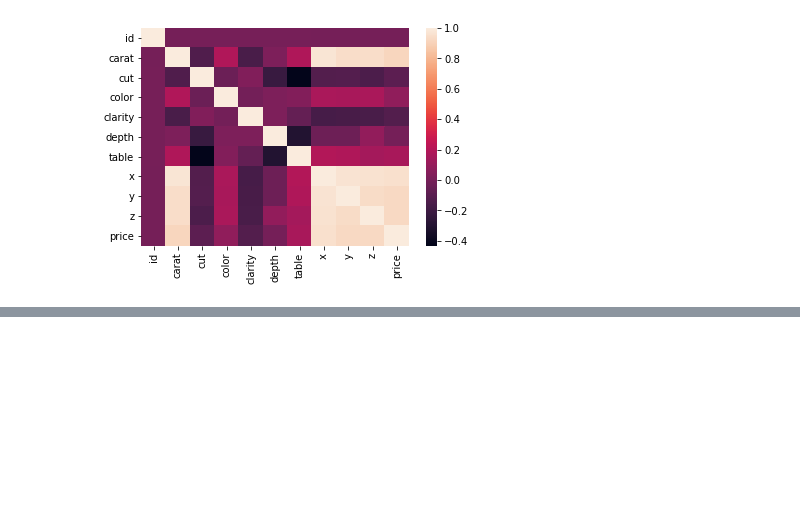
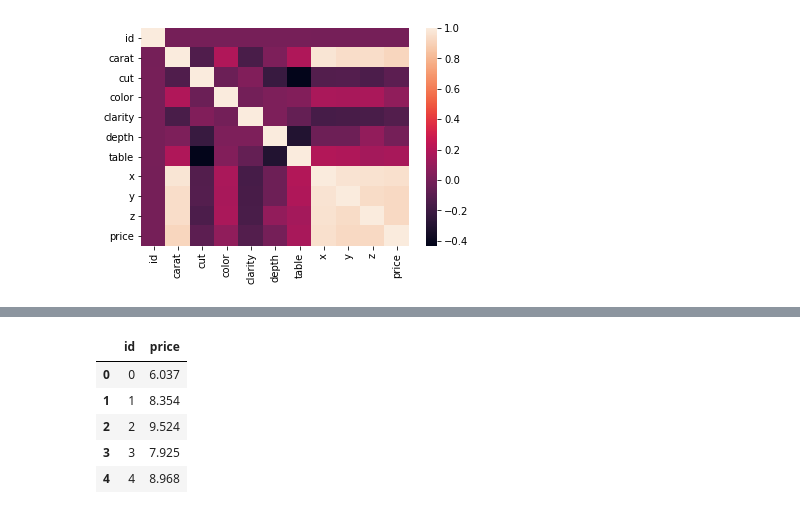
Before and after one commit to Jorge-Solana/Machine-Learning-for-Diamonds, a Jupyter notebook: Data Set Cleaning.ipynb, the cells around one changed output, grey strips where cells are left out. Drawn from its saved outputs; the diff is of its cells as text; code cells hidden in the pictures; blank space fills up the shorter version.

```diff
--- a/Data Set Cleaning.ipynb
+++ b/Data Set Cleaning.ipynb
@@ -260,0 +298,11 @@ RMSE
+# %%
+d_up = d_test.drop(['carat', 'cut', 'color', 'clarity', 'depth', 'table', 'x', 'y', 'z', 'price_prediction'], axis = 1)
+# %%
+d_up.head()
+# %% [output]
+|  | id | price |
+| 0 | 0 | 6.037 |
+| 1 | 1 | 8.354 |
+| 2 | 2 | 9.524 |
+| 3 | 3 | 7.925 |
+| 4 | 4 | 8.968 |
```
Also changed, not shown: parts of 56 cells of this notebook.
